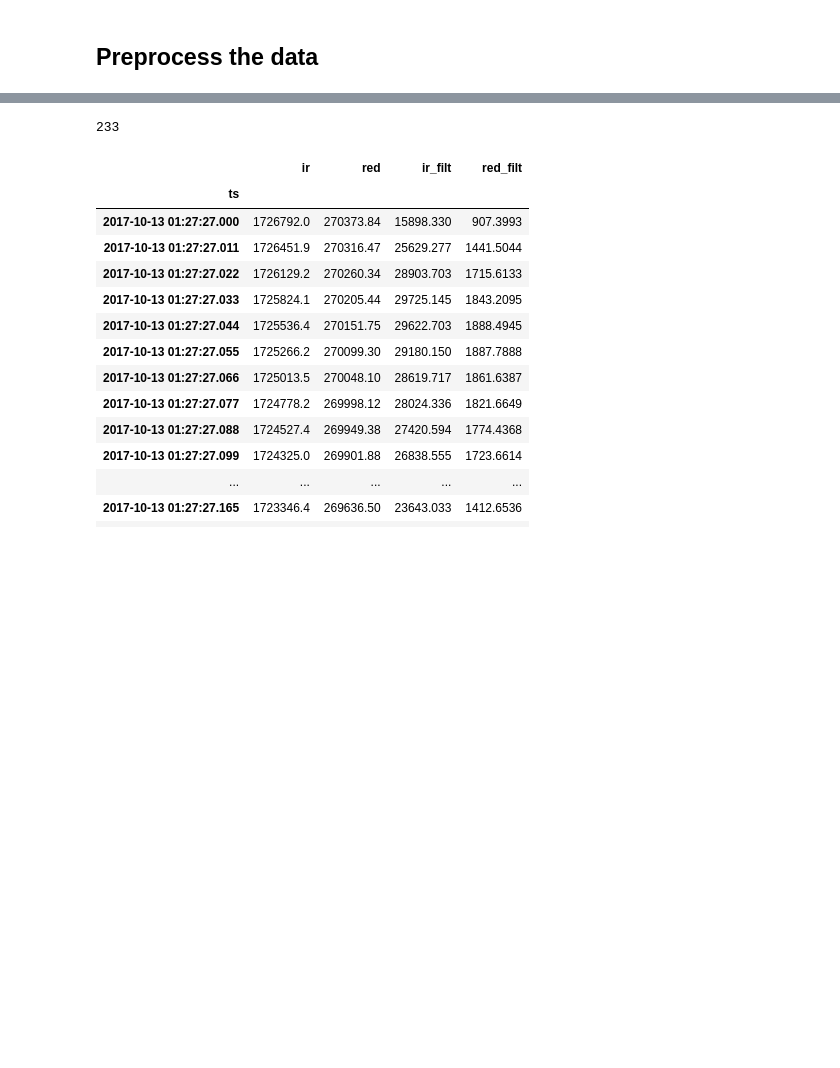
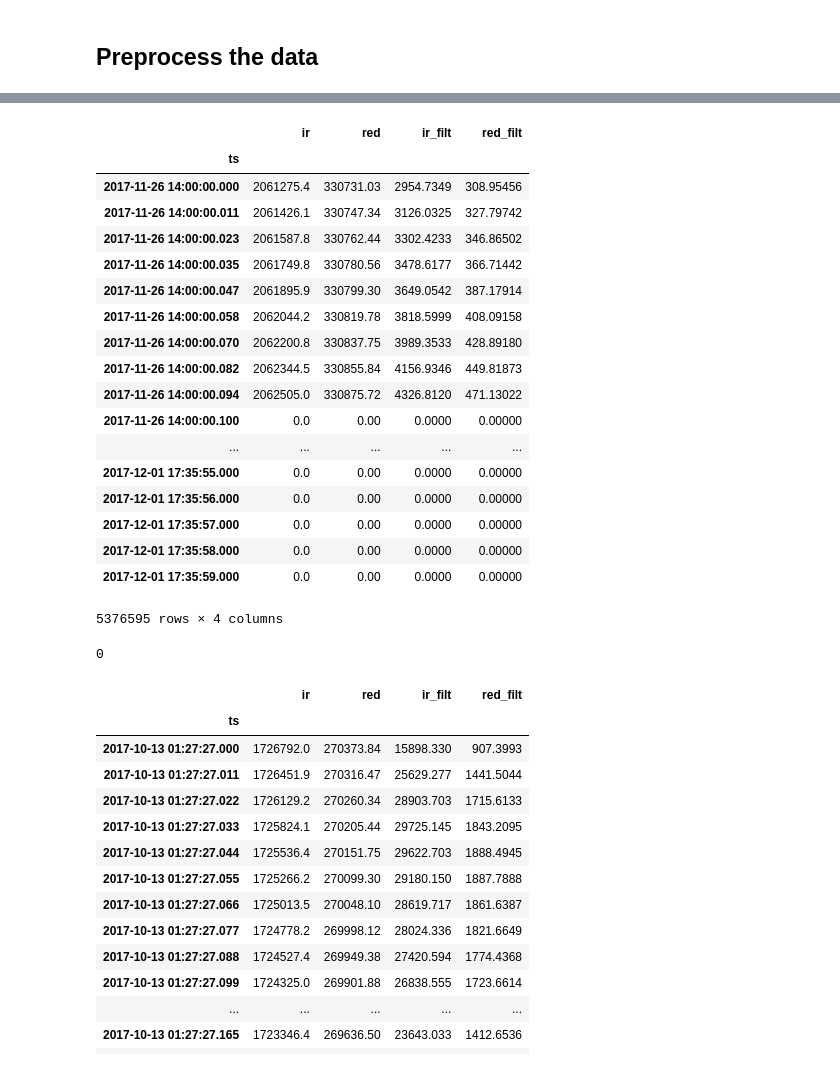
Before and after one commit to TeamCanaria/DataAnalysis, a Jupyter notebook: Analysing_rob_data.ipynb, the cells around one changed output, grey strips where cells are left out. Drawn from its saved outputs; the diff is of its cells as text; code cells hidden in the pictures; blank space fills up the shorter version.

```diff
--- a/Analysing_rob_data.ipynb
+++ b/Analysing_rob_data.ipynb
@@ -86,10 +153,32 @@ print(pd.to_datetime("Sat 14 Oct 2017"))    # Data choose to check the awaking d
 2017-10-14 00:00:00
+# %%
+rob_data['2017']
+# %% [output]
+|  | ir | red | ir_filt | red_filt |
+| ts |  |  |  |  |
+| 2017-11-26 14:00:00.000 | 2061275.4 | 330731.03 | 2954.7349 | 308.95456 |
+| 2017-11-26 14:00:00.011 | 2061426.1 | 330747.34 | 3126.0325 | 327.79742 |
+| 2017-11-26 14:00:00.023 | 2061587.8 | 330762.44 | 3302.4233 | 346.86502 |
+| 2017-11-26 14:00:00.035 | 2061749.8 | 330780.56 | 3478.6177 | 366.71442 |
+| 2017-11-26 14:00:00.047 | 2061895.9 | 330799.30 | 3649.0542 | 387.17914 |
+| 2017-11-26 14:00:00.058 | 2062044.2 | 330819.78 | 3818.5999 | 408.09158 |
+| 2017-11-26 14:00:00.070 | 2062200.8 | 330837.75 | 3989.3533 | 428.89180 |
+| 2017-11-26 14:00:00.082 | 2062344.5 | 330855.84 | 4156.9346 | 449.81873 |
+| 2017-11-26 14:00:00.094 | 2062505.0 | 330875.72 | 4326.8120 | 471.13022 |
+| 2017-11-26 14:00:00.100 | 0.0 | 0.00 | 0.0000 | 0.00000 |
+| ... | ... | ... | ... | ... |
+| 2017-12-01 17:35:55.000 | 0.0 | 0.00 | 0.0000 | 0.00000 |
+| 2017-12-01 17:35:56.000 | 0.0 | 0.00 | 0.0000 | 0.00000 |
+| 2017-12-01 17:35:57.000 | 0.0 | 0.00 | 0.0000 | 0.00000 |
+| 2017-12-01 17:35:58.000 | 0.0 | 0.00 | 0.0000 | 0.00000 |
+| 2017-12-01 17:35:59.000 | 0.0 | 0.00 | 0.0000 | 0.00000 |
+5376595 rows × 4 columns
 # %%
 # The data from "Fri 13 Oct 2017" missing value for early morning to 1:27 pm until midnight,
 # we only need data at night from 22:43 as this is Rob's bedtime
 # Count the number of rows which have missing values
 counter = 0
-sleep_data = rob_data['2017-10-13']
+sleep_data = rob_data['2017']
 for index, row in sleep_data.iterrows():
     if (row.ir == 0) and (row.red == 0):
         counter = counter + 1
@@ -97,7 +186,7 @@ for index, row in sleep_data.iterrows():
         break
 counter
 # %% [output]
-233
+0
 # %%
 # Remove all Missing data
 sleep_data = sleep_data[233:]
```
Also changed, not shown: parts of 16 cells of this notebook, 3 other files.
